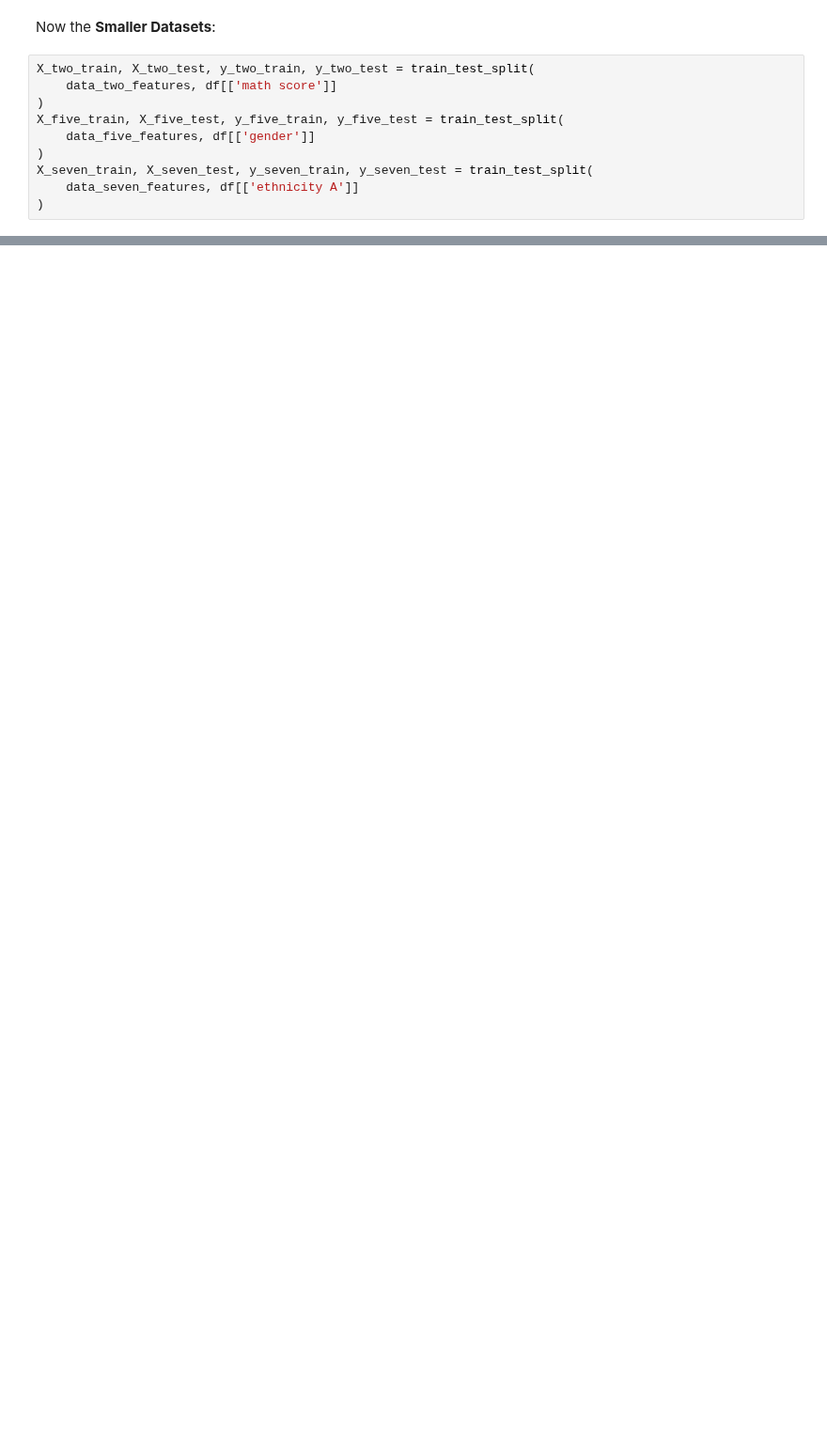
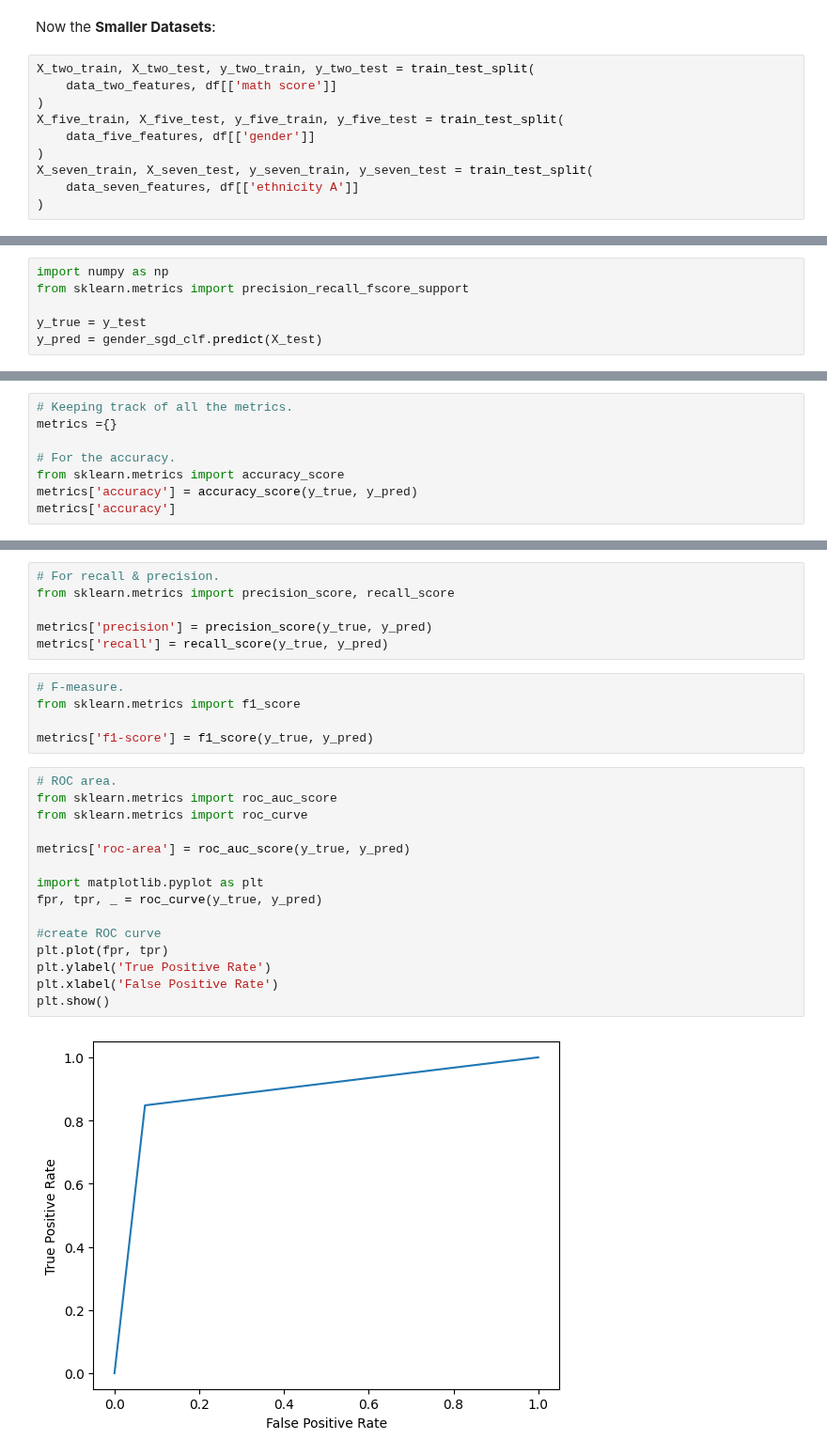
Before and after one commit to lascha212/F21DL, a Jupyter notebook: labs.ipynb, the cells around one changed output, grey strips where cells are left out. Shown at 94% size. Saved outputs shown, nothing was run; the diff lists cells and outputs as text; blank space fills up the shorter version.

```diff
--- a/labs.ipynb
+++ b/labs.ipynb
@@ -344,0 +386,6 @@ array([0.872, 0.812, 0.828])
+# %%
+import numpy as np
+from sklearn.metrics import precision_recall_fscore_support
+
+y_true = y_test
+y_pred = gender_sgd_clf.predict(X_test)
@@ -344,0 +394,8 @@ array([0.872, 0.812, 0.828])
+# %%
+# Keeping track of all the metrics.
+metrics ={}
+
+# For the accuracy.
+from sklearn.metrics import accuracy_score
+metrics['accuracy'] = accuracy_score(y_true, y_pred)
+metrics['accuracy']
@@ -344,0 +404,28 @@ array([0.872, 0.812, 0.828])
+# %%
+# For recall & precision.
+from sklearn.metrics import precision_score, recall_score
+
+metrics['precision'] = precision_score(y_true, y_pred)
+metrics['recall'] = recall_score(y_true, y_pred)
+# %%
+# F-measure.
+from sklearn.metrics import f1_score
+
+metrics['f1-score'] = f1_score(y_true, y_pred)
+# %%
+# ROC area.
+from sklearn.metrics import roc_auc_score
+from sklearn.metrics import roc_curve
+
+metrics['roc-area'] = roc_auc_score(y_true, y_pred)
+
+import matplotlib.pyplot as plt
+fpr, tpr, _ = roc_curve(y_true, y_pred)
+
+#create ROC curve
+plt.plot(fpr, tpr)
+plt.ylabel('True Positive Rate')
+plt.xlabel('False Positive Rate')
+plt.show()
+# %% [output]
+[figure, added]
```
Also changed, not shown: parts of 19 cells of this notebook.
